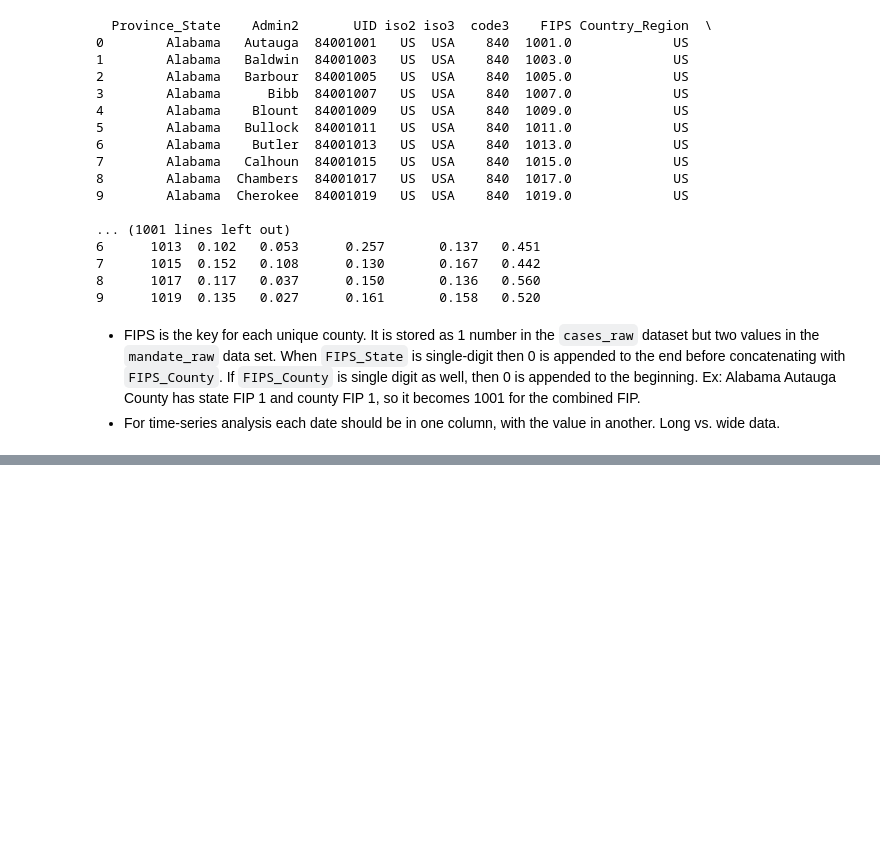
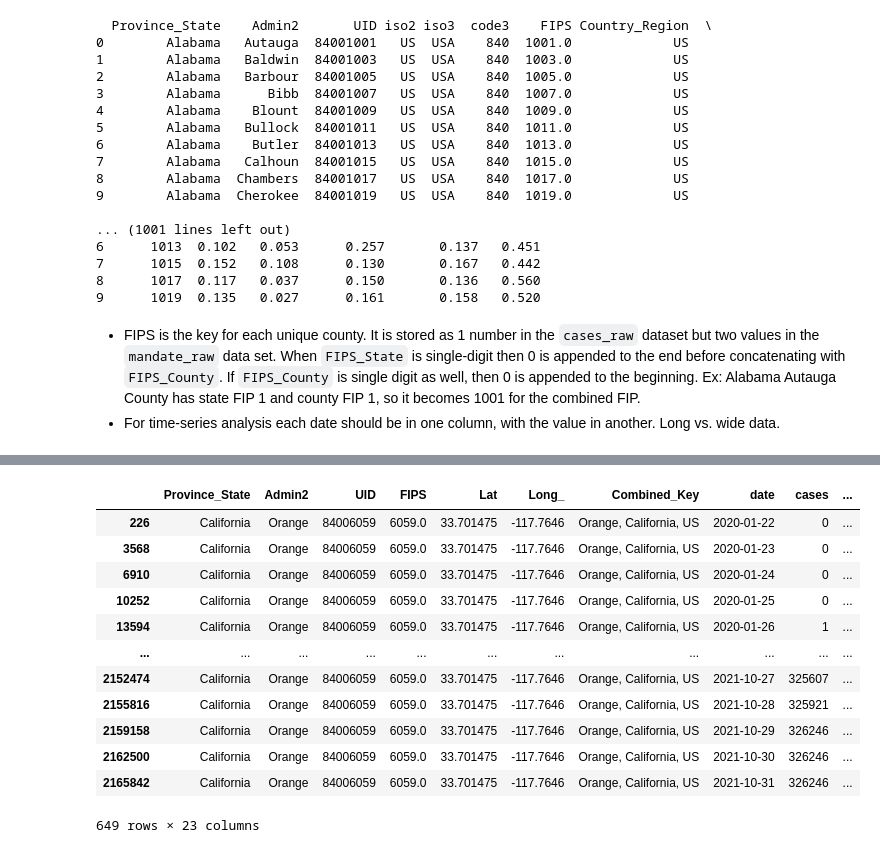
Before and after one commit to anushnap/data512-project, a Jupyter notebook: A4 - Common Analysis/Orange County Analysis.ipynb, the cells around one changed output, grey strips where cells are left out. Saved outputs shown, nothing was run; the diff lists cells and outputs as text; code cells hidden in the pictures; blank space fills up the shorter version.

Commit message:
clean files

```diff
--- a/A4 - Common Analysis/Orange County Analysis.ipynb
+++ b/A4 - Common Analysis/Orange County Analysis.ipynb
@@ -84,0 +95,23 @@ covid_df = cases.merge(mandates, how = 'left', )
+# %%
+# Create combined data set and write to data_clean assuming we are in A4 folder
+covid_df = cases.merge(mandates, how = 'left', on = ['FIPS', 'date'])\
+    .merge(masks_raw, how = 'left', left_on = 'FIPS', right_on = 'COUNTYFP')\
+    .drop(['iso2', 'iso3', 'code3', 'Country_Region', 'COUNTYFP'], axis = 1)
+covid_df.to_csv(CLEAN_DATA_PATH + 'us_covid-cases_mask-adoption_mandates.csv', index = False)
+# %%
+orange_df = covid_df.loc[covid_df['FIPS'] == fip, ]
+orange_df.to_csv(CLEAN_DATA_PATH + 'orange-county_CA_covid-cases_mask-adoption_mandates.csv', index = False)
+# %% [output]
+|  | Province_State | Admin2 | UID | FIPS | Lat | Long_ | Combined_Key | date | cases | ... |
+| 226 | California | Orange | 84006059 | 6059.0 | 33.701475 | -117.7646 | Orange, California, US | 2020-01-22 | 0 | ... |
+| 3568 | California | Orange | 84006059 | 6059.0 | 33.701475 | -117.7646 | Orange, California, US | 2020-01-23 | 0 | ... |
+| 6910 | California | Orange | 84006059 | 6059.0 | 33.701475 | -117.7646 | Orange, California, US | 2020-01-24 | 0 | ... |
+| 10252 | California | Orange | 84006059 | 6059.0 | 33.701475 | -117.7646 | Orange, California, US | 2020-01-25 | 0 | ... |
+| 13594 | California | Orange | 84006059 | 6059.0 | 33.701475 | -117.7646 | Orange, California, US | 2020-01-26 | 1 | ... |
+| ... | ... | ... | ... | ... | ... | ... | ... | ... | ... | ... |
+| 2152474 | California | Orange | 84006059 | 6059.0 | 33.701475 | -117.7646 | Orange, California, US | 2021-10-27 | 325607 | ... |
+| 2155816 | California | Orange | 84006059 | 6059.0 | 33.701475 | -117.7646 | Orange, California, US | 2021-10-28 | 325921 | ... |
+| 2159158 | California | Orange | 84006059 | 6059.0 | 33.701475 | -117.7646 | Orange, California, US | 2021-10-29 | 326246 | ... |
+| 2162500 | California | Orange | 84006059 | 6059.0 | 33.701475 | -117.7646 | Orange, California, US | 2021-10-30 | 326246 | ... |
+| 2165842 | California | Orange | 84006059 | 6059.0 | 33.701475 | -117.7646 | Orange, California, US | 2021-10-31 | 326246 | ... |
+649 rows × 23 columns
```
Also changed, not shown: parts of 3 cells of this notebook.
